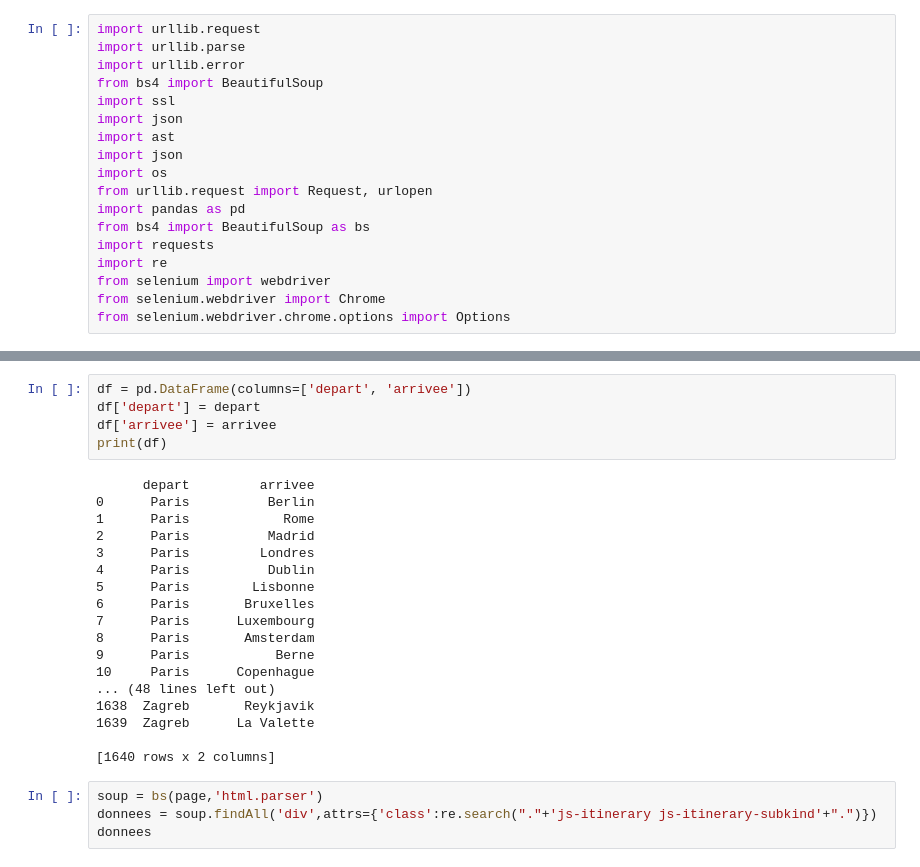
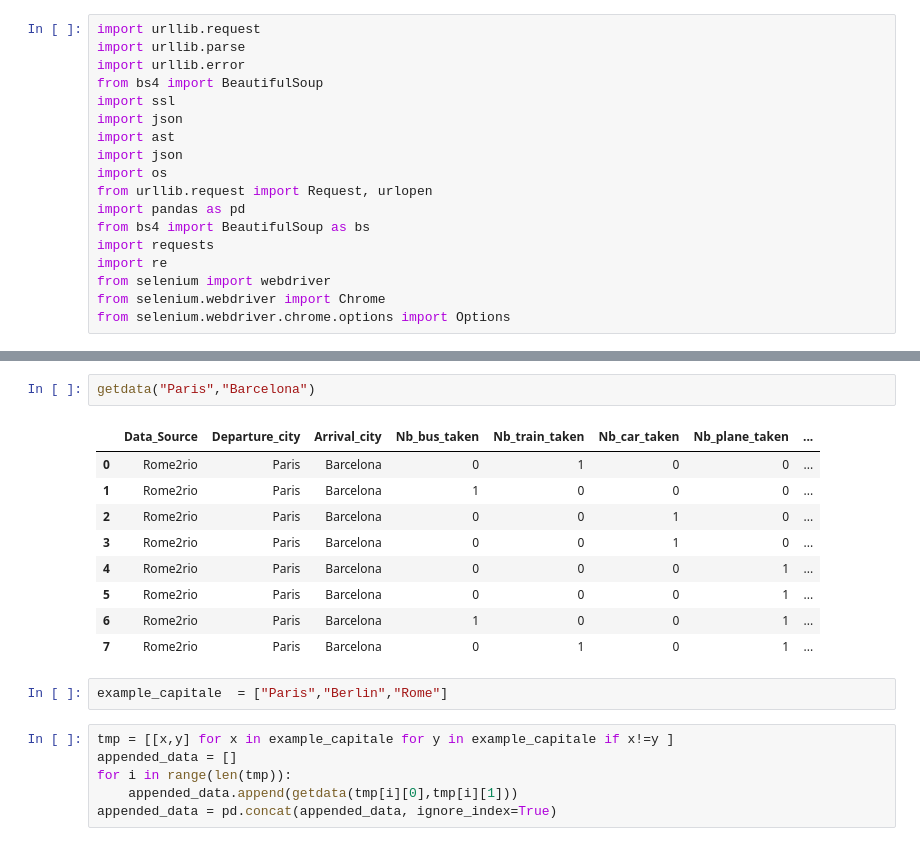
Before and after one commit to Romanitou31/ProjetInterpromo2020, a Jupyter notebook: Code/rome2rio2.ipynb, the cells around one changed output, grey strips where cells are left out. Drawn from its saved outputs; the diff is of its cells as text.

```diff
--- a/Code/rome2rio2.ipynb
+++ b/Code/rome2rio2.ipynb
@@ -120,27 +67,20 @@ print(liste_capitale)
-# %%
-df = pd.DataFrame(columns=['depart', 'arrivee'])
-df['depart'] = depart
-df['arrivee'] = arrivee
-print(df)
-# %% [output]
-      depart         arrivee
-0      Paris          Berlin
-1      Paris            Rome
-2      Paris          Madrid
-3      Paris         Londres
-4      Paris          Dublin
-5      Paris        Lisbonne
-6      Paris       Bruxelles
-7      Paris      Luxembourg
-8      Paris       Amsterdam
-9      Paris           Berne
-10     Paris      Copenhague
-... (48 lines left out)
-1638  Zagreb       Reykjavik
-1639  Zagreb      La Valette
-
-[1640 rows x 2 columns]
-# %%
-soup = bs(page,'html.parser')
-donnees = soup.findAll('div',attrs={'class':re.search("."+'js-itinerary js-itinerary-subkind'+".")})
-donnees
+# %%
+getdata("Paris","Barcelona")
+# %% [output]
+|  | Data_Source | Departure_city | Arrival_city | Nb_bus_taken | Nb_train_taken | Nb_car_taken | Nb_plane_taken | ... |
+| 0 | Rome2rio | Paris | Barcelona | 0 | 1 | 0 | 0 | ... |
+| 1 | Rome2rio | Paris | Barcelona | 1 | 0 | 0 | 0 | ... |
+| 2 | Rome2rio | Paris | Barcelona | 0 | 0 | 1 | 0 | ... |
+| 3 | Rome2rio | Paris | Barcelona | 0 | 0 | 1 | 0 | ... |
+| 4 | Rome2rio | Paris | Barcelona | 0 | 0 | 0 | 1 | ... |
+| 5 | Rome2rio | Paris | Barcelona | 0 | 0 | 0 | 1 | ... |
+| 6 | Rome2rio | Paris | Barcelona | 1 | 0 | 0 | 1 | ... |
+| 7 | Rome2rio | Paris | Barcelona | 0 | 1 | 0 | 1 | ... |
+# %%
+example_capitale  = ["Paris","Berlin","Rome"]
+# %%
+tmp = [[x,y] for x in example_capitale for y in example_capitale if x!=y ]
+appended_data = []
+for i in range(len(tmp)):
+    appended_data.append(getdata(tmp[i][0],tmp[i][1]))
+appended_data = pd.concat(appended_data, ignore_index=True)
```
Also changed, not shown: parts of 17 cells of this notebook.
